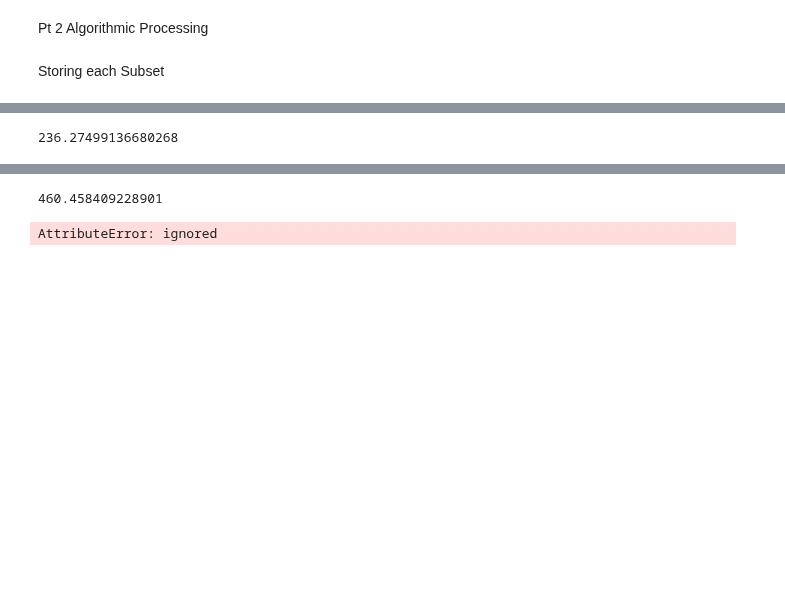
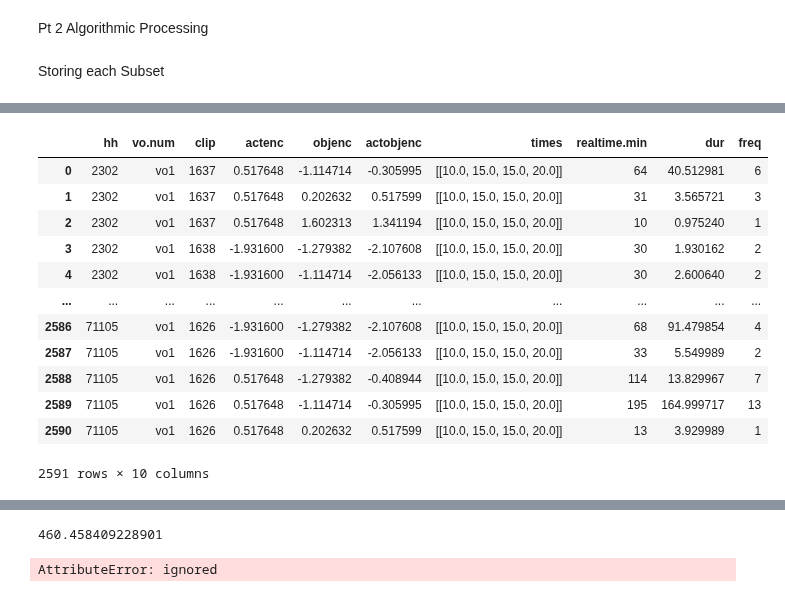
Before and after one commit to reinernoah/Capstone, a Jupyter notebook: Capstone_Final_Code.ipynb, the cells around one changed output, grey strips where cells are left out. Cells and saved outputs as stored; diff of their text form; code cells hidden in the pictures; blank space fills up the shorter version.

```diff
--- a/Capstone_Final_Code.ipynb
+++ b/Capstone_Final_Code.ipynb
@@ -371,5 +533,17 @@ If you choose to prioritize median of frequency of exposure
 # %%
-np.var(specified_dictionary_all.groupby(["hh", "vo.num", "clip", "act", "obj", "actobjenc"])[["realtime.min", "dur", "freq"]].sum().reset_index()["freq"])
+best_subset_dict["variance"].groupby(["hh", "vo.num", "clip", "actenc", "objenc", "times"])[["realtime.min", "dur", "freq"]].sum().reset_index()
 # %% [output]
+|  | hh | vo.num | clip | actenc | objenc | actobjenc | times | realtime.min | dur | freq |
+| 0 | 2302 | vo1 | 1637 | 0.517648 | -1.114714 | -0.305995 | [[10.0, 15.0, 15.0, 20.0]] | 64 | 40.512981 | 6 |
+| 1 | 2302 | vo1 | 1637 | 0.517648 | 0.202632 | 0.517599 | [[10.0, 15.0, 15.0, 20.0]] | 31 | 3.565721 | 3 |
+| 2 | 2302 | vo1 | 1637 | 0.517648 | 1.602313 | 1.341194 | [[10.0, 15.0, 15.0, 20.0]] | 10 | 0.975240 | 1 |
+| 3 | 2302 | vo1 | 1638 | -1.931600 | -1.279382 | -2.107608 | [[10.0, 15.0, 15.0, 20.0]] | 30 | 1.930162 | 2 |
+| 4 | 2302 | vo1 | 1638 | -1.931600 | -1.114714 | -2.056133 | [[10.0, 15.0, 15.0, 20.0]] | 30 | 2.600640 | 2 |
+| ... | ... | ... | ... | ... | ... | ... | ... | ... | ... | ... |
+| 2586 | 71105 | vo1 | 1626 | -1.931600 | -1.279382 | -2.107608 | [[10.0, 15.0, 15.0, 20.0]] | 68 | 91.479854 | 4 |
+| 2587 | 71105 | vo1 | 1626 | -1.931600 | -1.114714 | -2.056133 | [[10.0, 15.0, 15.0, 20.0]] | 33 | 5.549989 | 2 |
+| 2588 | 71105 | vo1 | 1626 | 0.517648 | -1.279382 | -0.408944 | [[10.0, 15.0, 15.0, 20.0]] | 114 | 13.829967 | 7 |
+| 2589 | 71105 | vo1 | 1626 | 0.517648 | -1.114714 | -0.305995 | [[10.0, 15.0, 15.0, 20.0]] | 195 | 164.999717 | 13 |
+| 2590 | 71105 | vo1 | 1626 | 0.517648 | 0.202632 | 0.517599 | [[10.0, 15.0, 15.0, 20.0]] | 13 | 3.929989 | 1 |
-236.27499136680268
+2591 rows × 10 columns
 # %%
```
Also changed, not shown: parts of 36 cells of this notebook.
